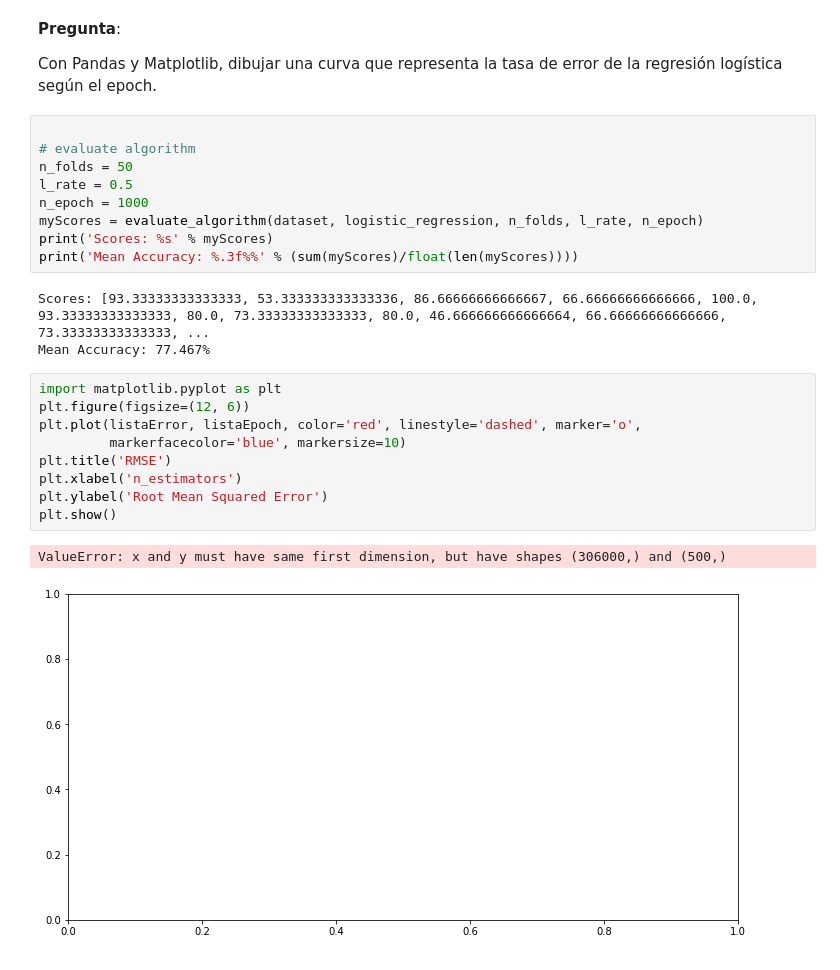
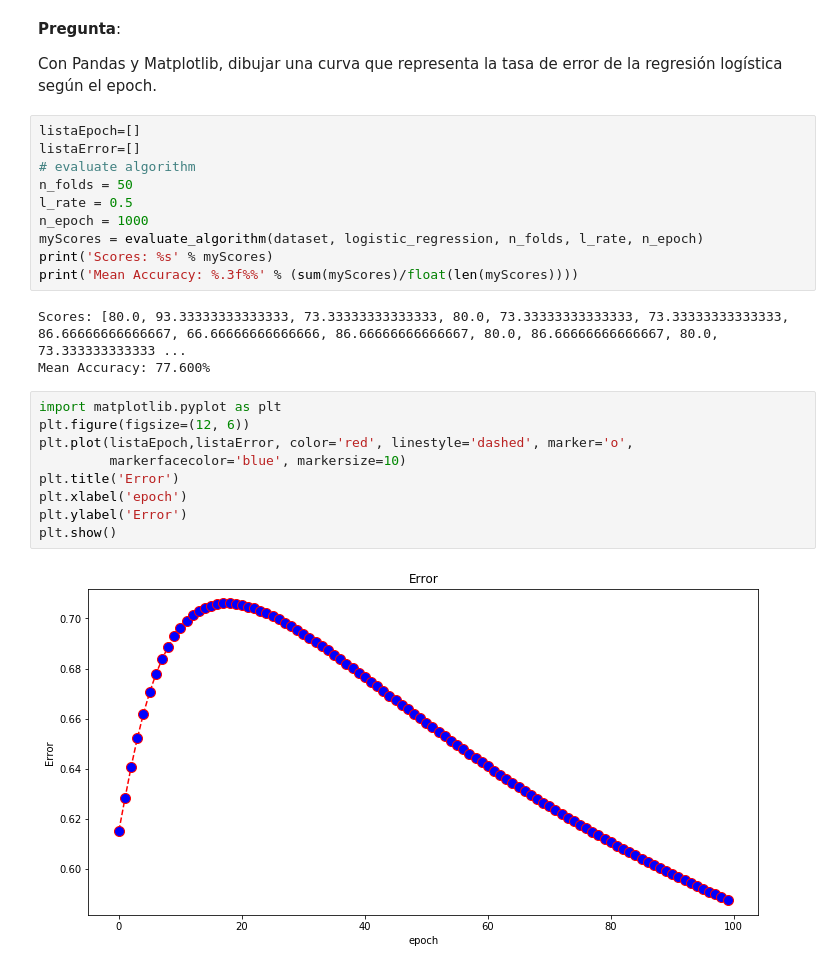
Before and after one commit to iadr/INFO267-ID, a Jupyter notebook: Notebook 5 - Regresión Logística y Stochastic Gradient Descent.ipynb, the cells around one changed output. Cells and saved outputs as stored; diff of their text form.

```diff
--- a/Notebook 5 - Regresión Logística y Stochastic Gradient Descent.ipynb
+++ b/Notebook 5 - Regresión Logística y Stochastic Gradient Descent.ipynb
@@ -471,7 +475,8 @@ Al ejecutar este ejemplo, se imprimen las puntuaciones de cada uno de los 5 plie
 
 Con Pandas y Matplotlib, dibujar una curva que representa la tasa de error de la regresión logística según el epoch.
 # %%
-
+listaEpoch=[]
+listaError=[]
 # evaluate algorithm
 n_folds = 50
 l_rate = 0.5
@@ -480,17 +485,16 @@ myScores = evaluate_algorithm(dataset, logistic_regression, n_folds, l_rate, n_e
 print('Scores: %s' % myScores)
 print('Mean Accuracy: %.3f%%' % (sum(myScores)/float(len(myScores))))
 # %% [output]
-Scores: [93.33333333333333, 53.333333333333336, 86.66666666666667, 66.66666666666666, 100.0, 93.33333333333333, 80.0, 73.33333333333333, 80.0, 46.666666666666664, 66.66666666666666, 73.33333333333333, ...
-Mean Accuracy: 77.467%
+Scores: [80.0, 93.33333333333333, 73.33333333333333, 80.0, 73.33333333333333, 73.33333333333333, 86.66666666666667, 66.66666666666666, 86.66666666666667, 80.0, 86.66666666666667, 80.0, 73.333333333333 ...
+Mean Accuracy: 77.600%
 # %%
 import matplotlib.pyplot as plt
 plt.figure(figsize=(12, 6))
-plt.plot(listaError, listaEpoch, color='red', linestyle='dashed', marker='o',
+plt.plot(listaEpoch,listaError, color='red', linestyle='dashed', marker='o',
          markerfacecolor='blue', markersize=10)
-plt.title('RMSE')
-plt.xlabel('n_estimators')
-plt.ylabel('Root Mean Squared Error')
+plt.title('Error')
+plt.xlabel('epoch')
+plt.ylabel('Error')
 plt.show()
 # %% [output]
-ValueError: x and y must have same first dimension, but have shapes (306000,) and (500,)
-[figure, old version]
+[figure, new version]
```
Also changed, not shown: parts of 4 cells of this notebook, 3 other files.
